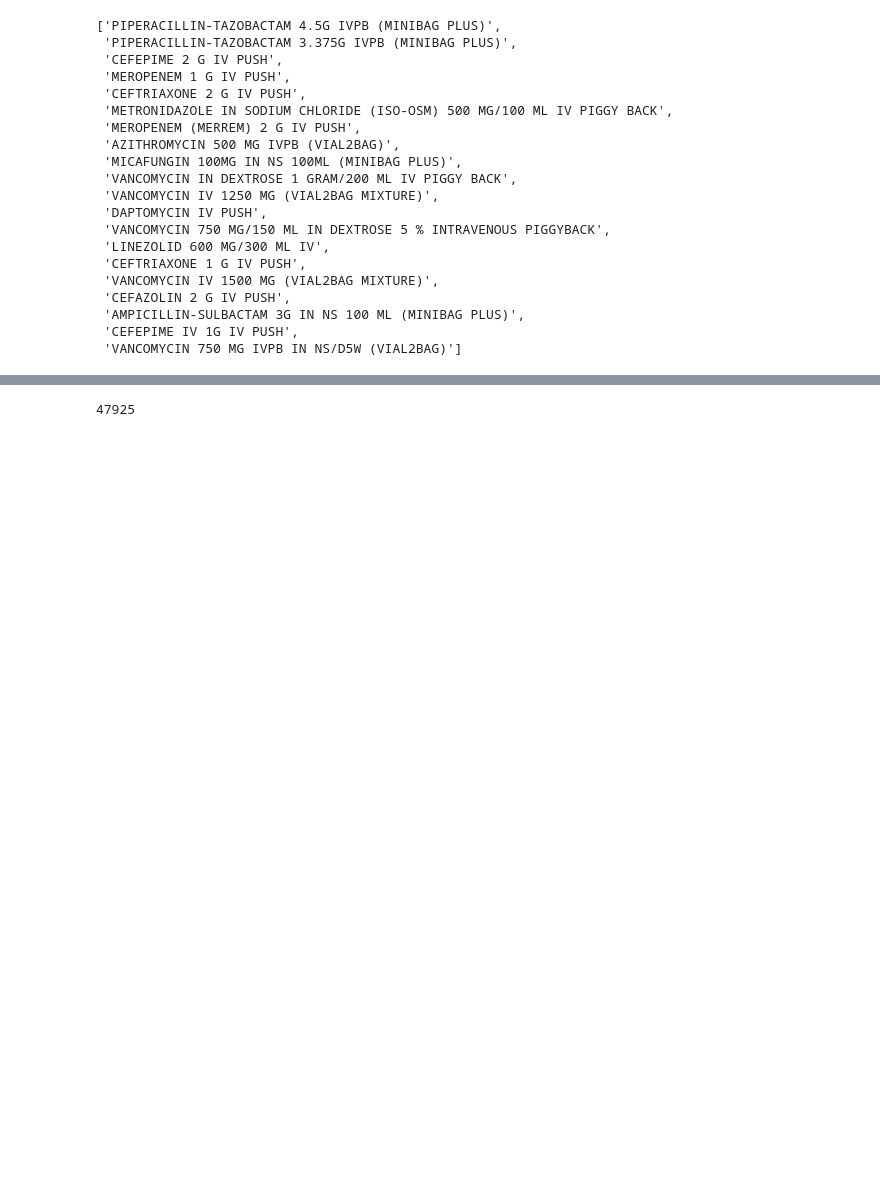
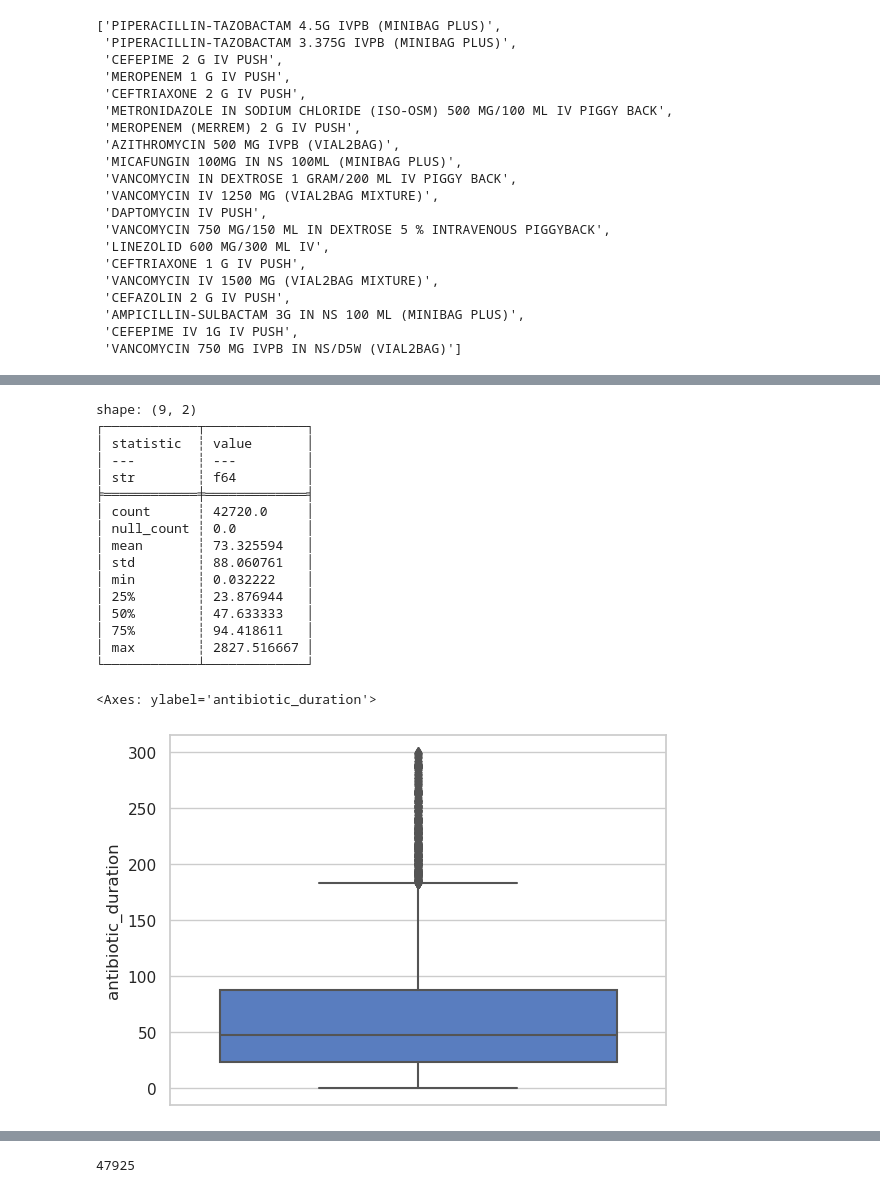
Before and after one commit to UTSW-CIC/Sepsis-Analysis, a Jupyter notebook: notebooks/18_eda_datasetv3.ipynb, the cells around one changed output, grey strips where cells are left out. Drawn from its saved outputs; the diff is of its cells as text; code cells hidden in the pictures; blank space fills up the shorter version.

```diff
--- a/notebooks/18_eda_datasetv3.ipynb
+++ b/notebooks/18_eda_datasetv3.ipynb
@@ -590,3 +652,35 @@ df_antibiotics_durations = df_antibiotics_first.join_asof(
 ).with_columns(
     (pl.col("last_time")-pl.col("first_time")).dt.total_hours(fractional=True).alias("antibiotic_duration")
 )
+# %%
+df_antibiotics_counts = df_antibiotics_durations['Event_Name'].value_counts(sort=True).with_columns(
+    pl.col("count").cum_sum().alias("cum_sum")
+).with_columns(
+    (pl.col("cum_sum")/pl.col("cum_sum").last()).alias("cum_percent")
+)
+
+df_antibiotics_durations_top90 = df_antibiotics_durations.join(df_antibiotics_counts.filter(
+    pl.col("cum_percent") <= 0.9
+), on="Event_Name", how='inner')
+
+print(df_antibiotics_durations_top90['antibiotic_duration'].describe())
+sns.boxplot(data=df_antibiotics_durations_top90.filter(pl.col("antibiotic_duration")<300).to_pandas(), y="antibiotic_duration")
+# %% [output]
+shape: (9, 2)
+┌────────────┬─────────────┐
+│ statistic  ┆ value       │
+│ ---        ┆ ---         │
+│ str        ┆ f64         │
+╞════════════╪═════════════╡
+│ count      ┆ 42720.0     │
+│ null_count ┆ 0.0         │
+│ mean       ┆ 73.325594   │
+│ std        ┆ 88.060761   │
+│ min        ┆ 0.032222    │
+│ 25%        ┆ 23.876944   │
+│ 50%        ┆ 47.633333   │
+│ 75%        ┆ 94.418611   │
+│ max        ┆ 2827.516667 │
+└────────────┴─────────────┘
+<Axes: ylabel='antibiotic_duration'>
+[figure, added]
```
Also changed, not shown: parts of 25 cells of this notebook, 54 other files.
